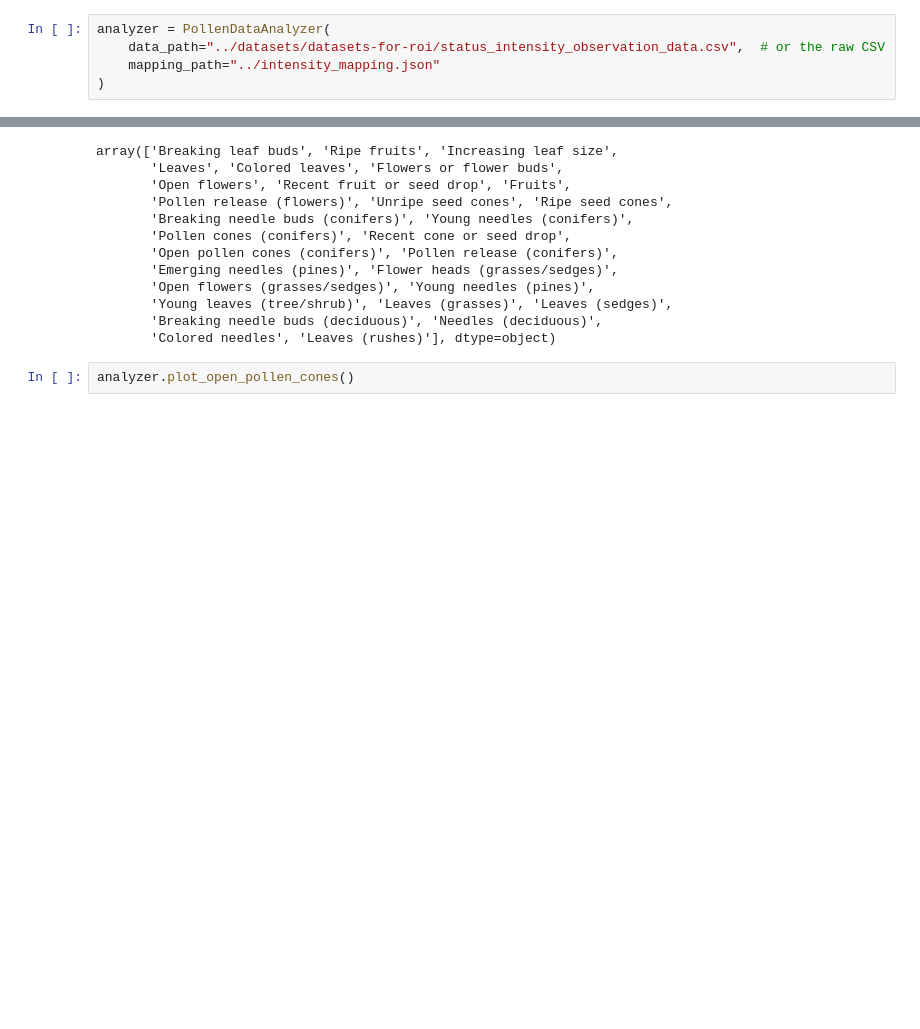
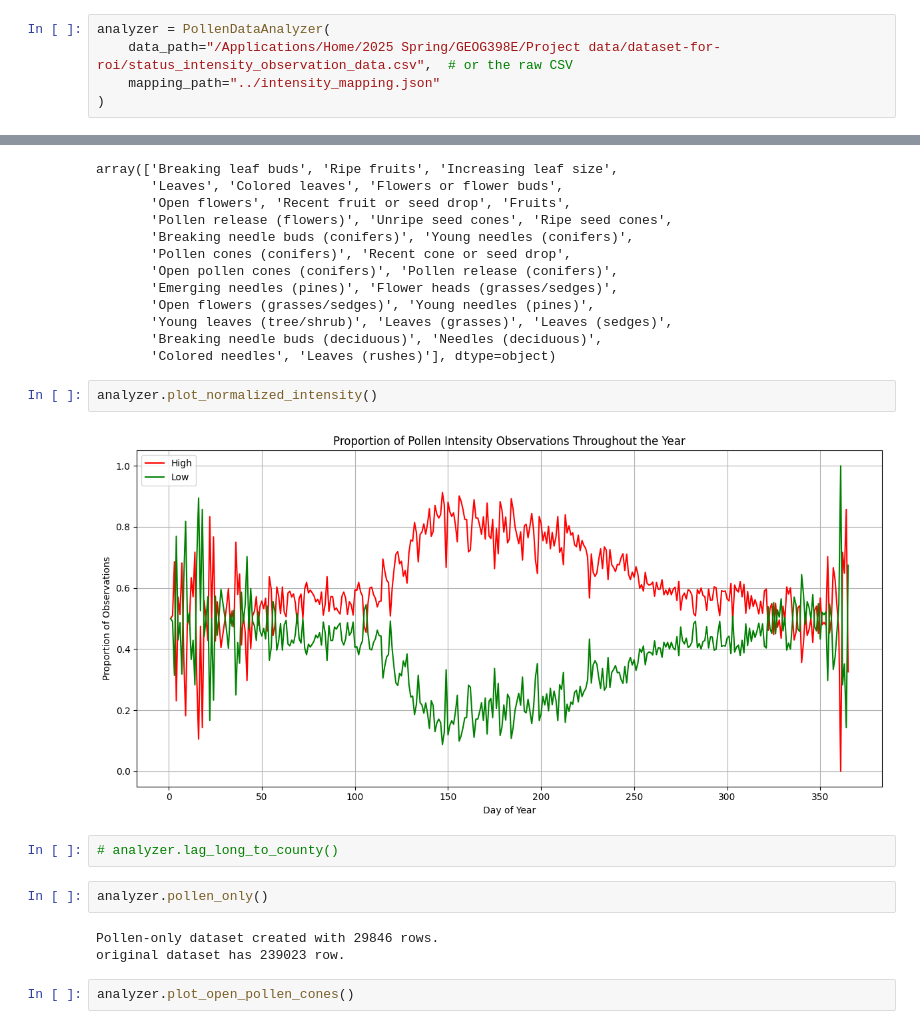
Before and after one commit to abdul8117/geog398e-project, a Jupyter notebook: scripts/notebook.ipynb, the cells around one changed output, grey strips where cells are left out. Cells and saved outputs as stored; diff of their text form; blank space fills up the shorter version.

Commit message:
fetching from api and pollen only datasets

```diff
--- a/scripts/notebook.ipynb
+++ b/scripts/notebook.ipynb
@@ -3,6 +8,6 @@ from PollenDataAnalyzer import PollenDataAnalyzer
 # %%
 analyzer = PollenDataAnalyzer(
-    data_path="../datasets/datasets-for-roi/status_intensity_observation_data.csv",  # or the raw CSV
+    data_path="/Applications/Home/2025 Spring/GEOG398E/Project data/dataset-for-roi/status_intensity_observation_data.csv",  # or the raw CSV
     mapping_path="../intensity_mapping.json"
 )
 # %%
@@ -28,6 +43,17 @@ array(['Breaking leaf buds', 'Ripe fruits', 'Increasing leaf size',
        'Young leaves (tree/shrub)', 'Leaves (grasses)', 'Leaves (sedges)',
        'Breaking needle buds (deciduous)', 'Needles (deciduous)',
        'Colored needles', 'Leaves (rushes)'], dtype=object)
+# %%
+analyzer.plot_normalized_intensity()
+# %% [output]
+[figure, added]
+# %%
+# analyzer.lag_long_to_county()
+# %%
+analyzer.pollen_only()
+# %% [output]
+Pollen-only dataset created with 29846 rows.
+original dataset has 239023 row.
 # %%
 analyzer.plot_open_pollen_cones()
 # %% [output]
```
Also changed, not shown: parts of 4 cells of this notebook, 2 other files.
